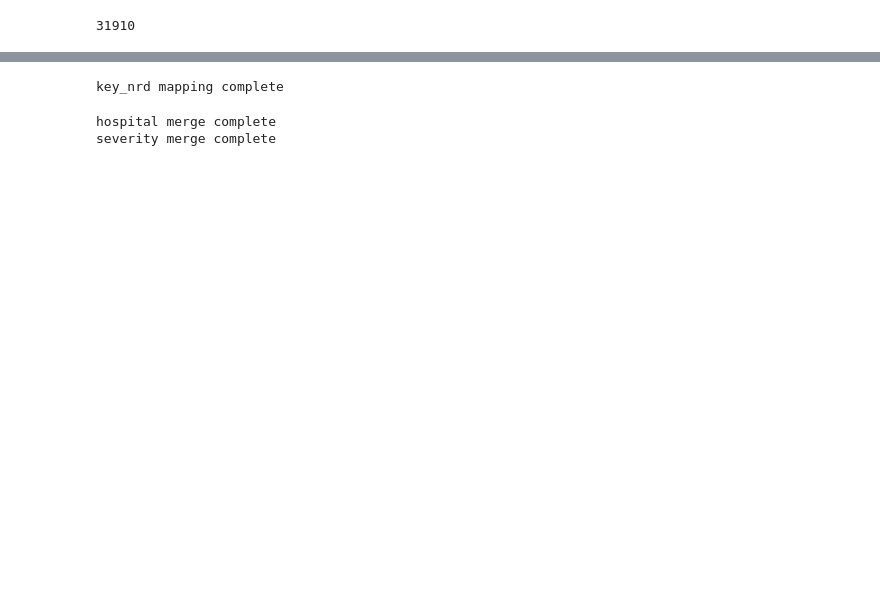
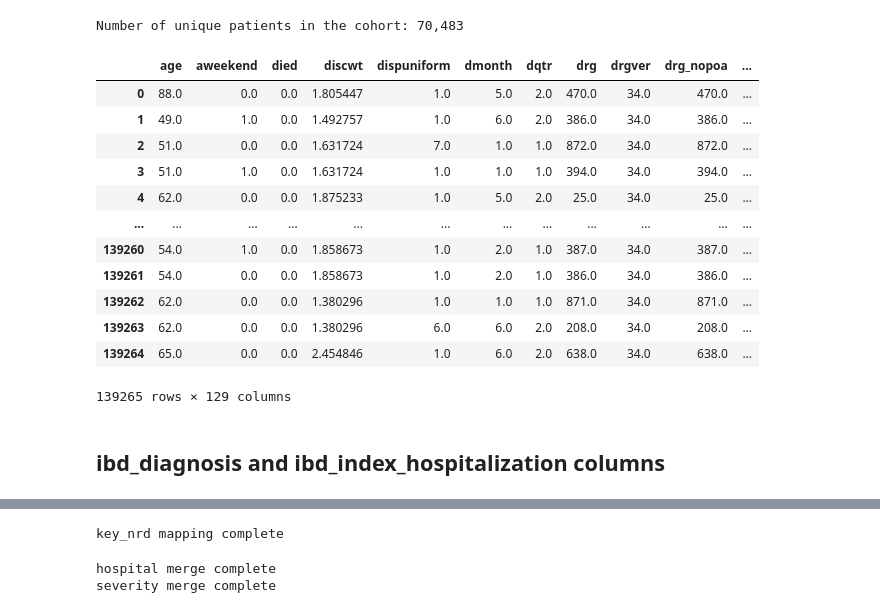
Before and after one commit to Autonomousse/UCSD_NRD_2017, a Jupyter notebook: NRD_2017_defining_cohort.ipynb, the cells around one changed output, grey strips where cells are left out. Drawn from its saved outputs; the diff is of its cells as text; code cells hidden in the pictures; blank space fills up the shorter version.

Commit message:
Completed most of the columns, working on calculated fields.

```diff
--- a/NRD_2017_defining_cohort.ipynb
+++ b/NRD_2017_defining_cohort.ipynb
@@ -42,4 +54,32 @@ len(np.unique(defined_cohort_file['nrd_visitlink']))
+# %%
+# Create a list of column names.
+column_list = defined_cohort_file.columns.to_list()
+
+# This dictionary holds the fill in values for any blanks or NaN's in the data for the columns beginning with 'i10_dx'.
+# If there is no discharge diagnosis, it will be filled in with a value of '' so we can iterate through the rows without any errors below for NaN's.
+fill_values = {}
+
+# i10_dx_columns will hold the column's numerical position, example: i10_dx1 is the 10th column (starting from 0).
+# This will be used later to loop through the diagnosis columns specifically.
+i10_dx_columns = []
+
+# copy_columns will hold a list of columns that begin with 'i10_dx', initiate with dmonth and nrd_visitlink since we need those as well.
+copy_columns = ['dmonth', 'nrd_visitlink']
+
+# counter initialized at 2 because we have 2 items already in the copy_columns list.
+counter = 2
+
+# This loop goes through the columns in the defined_cohort_file dataframe, finds the columns beginning with 'i10_dx', adds them to the dictionary and counts their position.
+for column in column_list:
+    if 'i10_dx' in column:
+        fill_values.update({column: ''})
+        i10_dx_columns.append(counter)
+        copy_columns.append(column)
+        counter += 1
+
+# Create a copy of the original dataframe, including only specified columns, fill in NaN with '', and change the type of all columns to string.
+i10_dx_df = defined_cohort_file[copy_columns].copy().fillna(value = fill_values) #.astype('string')
 # %%
 # Create a list of patient ID's who have an IBD related index hospitalization between January - June 2017 (the first 6 months).
 patient_list = []
-patient_list = [row.nrd_visitlink for row in tqdm(defined_cohort_file.itertuples(index=False)) if row.dmonth < 7 and 'K50' in row.i10_dx1 or row.dmonth < 7 and 'K51' in row.i10_dx1 or row.dmonth < 7 and 'K50' in row.i10_dx2 or row.dmonth < 7 and 'K51' in row.i10_dx2]
+patient_list = [row.nrd_visitlink for row in tqdm(i10_dx_df.itertuples(index=False)) for position in i10_dx_columns if float(row.dmonth) < 7 and 'K50' in row[position] or float(row.dmonth) < 7 and 'K51' in row[position]]
@@ -46,9 +90,13 @@ patient_list = [row.nrd_visitlink for row in tqdm(defined_cohort_file.itertuples
 # %%
 # A new list of unique patient ID's from patient_list.
 unique_patients = np.unique(patient_list)
-len(unique_patients)
+print(f'Number of unique patients in the cohort: {len(unique_patients):,}')
 # %% [output]
-31910
+Number of unique patients in the cohort: 70,483
 # %%
-# Go through the dataset and use concat to append any rows that have nrd_visitlinks in the unique_patients list to final_cohort_file (a new dataframe) because these are the patients we are looking at.
-final_cohort_file = pd.concat([pd.DataFrame([row],columns = row._fields) for row in tqdm(defined_cohort_file.itertuples(index=False)) if row.nrd_visitlink in unique_patients])
+# Go through the dataset and use concat to append any rows that have nrd_visitlinks in the unique_patients list to final_cohort_file (a new dataframe) because these are the patients we want to look at.
+
+# Similar to above, this method is far slower and can take 15+ minutes to run even though it works.
+# final_cohort_file = pd.concat([pd.DataFrame([row],columns = row._fields) for row in tqdm(defined_cohort_file.itertuples(index=False)) if row.nrd_visitlink in unique_patients])
+
+final_cohort_file = defined_cohort_file.loc[defined_cohort_file['nrd_visitlink'].str.contains("|".join(unique_patients))]
@@ -58,3 +103,26 @@ final_cohort_file['ibd_diagnosis'] = 0
 # %%
 # Reset the index and drop the old index.
 final_cohort_file = final_cohort_file.reset_index(drop=True)
+# %%
+# Turn the dask dataframe into a pandas dataframe now that the heavy lifting has been completed. This should only take a few minutes depending on file size.
+final_cohort_file = final_cohort_file.compute(index=False, single_file=True)
+# %%
+# Reset the index and drop the old column since dask works in partitions and will have weird index numbers.
+final_cohort_file = final_cohort_file.reset_index(drop=True)
+final_cohort_file
+# %% [output]
+|  | age | aweekend | died | discwt | dispuniform | dmonth | dqtr | drg | drgver | drg_nopoa | ... |
+| 0 | 88.0 | 0.0 | 0.0 | 1.805447 | 1.0 | 5.0 | 2.0 | 470.0 | 34.0 | 470.0 | ... |
+| 1 | 49.0 | 1.0 | 0.0 | 1.492757 | 1.0 | 6.0 | 2.0 | 386.0 | 34.0 | 386.0 | ... |
+| 2 | 51.0 | 0.0 | 0.0 | 1.631724 | 7.0 | 1.0 | 1.0 | 872.0 | 34.0 | 872.0 | ... |
+| 3 | 51.0 | 1.0 | 0.0 | 1.631724 | 1.0 | 1.0 | 1.0 | 394.0 | 34.0 | 394.0 | ... |
+| 4 | 62.0 | 0.0 | 0.0 | 1.875233 | 1.0 | 5.0 | 2.0 | 25.0 | 34.0 | 25.0 | ... |
+| ... | ... | ... | ... | ... | ... | ... | ... | ... | ... | ... | ... |
+| 139260 | 54.0 | 1.0 | 0.0 | 1.858673 | 1.0 | 2.0 | 1.0 | 387.0 | 34.0 | 387.0 | ... |
+| 139261 | 54.0 | 0.0 | 0.0 | 1.858673 | 1.0 | 2.0 | 1.0 | 386.0 | 34.0 | 386.0 | ... |
+| 139262 | 62.0 | 0.0 | 0.0 | 1.380296 | 1.0 | 1.0 | 1.0 | 871.0 | 34.0 | 871.0 | ... |
+| 139263 | 62.0 | 0.0 | 0.0 | 1.380296 | 6.0 | 6.0 | 2.0 | 208.0 | 34.0 | 208.0 | ... |
+| 139264 | 65.0 | 0.0 | 0.0 | 2.454846 | 1.0 | 6.0 | 2.0 | 638.0 | 34.0 | 638.0 | ... |
+139265 rows × 129 columns
+# %% [markdown]
+## ibd_diagnosis and ibd_index_hospitalization columns
```
Also changed, not shown: parts of 41 cells of this notebook.
